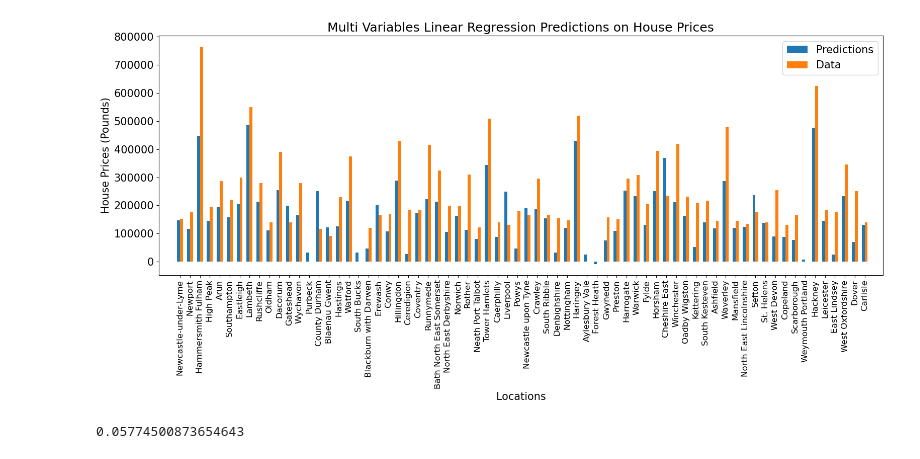
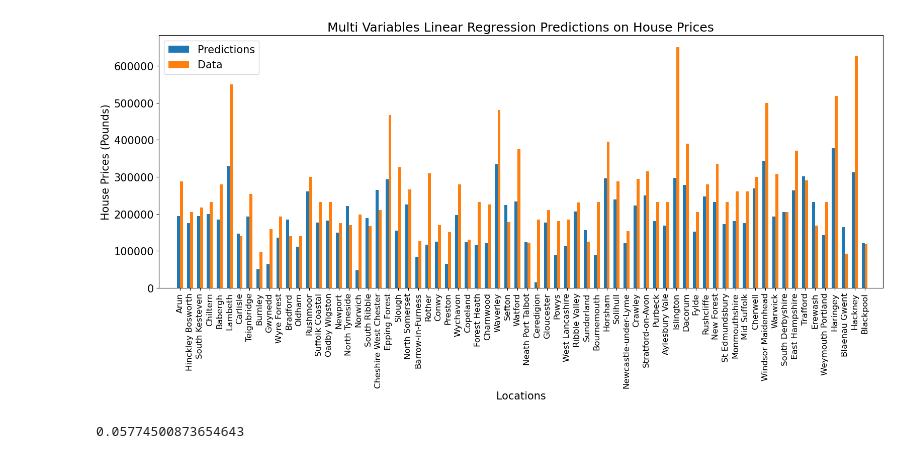
Before and after one commit to SIthodox2286/mdm_3_phace_C, a Jupyter notebook: multi_variable_linear_regression_analysis.ipynb, the cells around one changed output. Cells and saved outputs as stored; diff of their text form; code cells hidden in the pictures.

```diff
--- a/multi_variable_linear_regression_analysis.ipynb
+++ b/multi_variable_linear_regression_analysis.ipynb
@@ -72,7 +137,17 @@ quality_of_life_dataframe = quality_of_life_dataframe.transpose()
 train_X, test_X, train_y, test_y = train_test_split(quality_of_life_dataframe, median_houses_2020, test_size=0.2, random_state=0,)
 # %%
 # normalization
-train_X_norm = MinMaxNormal(train_X)
-test_X_norm = MinMaxNormal(test_X)
-train_y_norm = MinMaxNormal(train_y)
-test_y_norm = MinMaxNormal(test_y)
+pl_training_set_norm = MinMaxNormal(pl_training_set)
+pl_test_set_norm = MinMaxNormal(pl_test_set)
+pl_class_set_norm = MinMaxNormal(pl_class_set)
+test_pl_class_set_norm = MinMaxNormal(test_pl_class_set)
+
+dl_training_set_norm = MinMaxNormal(dl_training_set)
+dl_test_set_norm = MinMaxNormal(dl_test_set)
+dl_class_set_norm = MinMaxNormal(dl_class_set)
+test_dl_class_set_norm = MinMaxNormal(test_dl_class_set)
+
+sl_training_set_norm = MinMaxNormal(sl_training_set)
+sl_test_set_norm = MinMaxNormal(sl_test_set)
+sl_class_set_norm = MinMaxNormal(sl_class_set)
+test_sl_class_set_norm = MinMaxNormal(test_sl_class_set)
@@ -108,6 +154,21 @@ predicted_house_price_denorm = denormal(statsmodel_predictions,test_y)
 # %%
 # predictions and model
-f_predictions,example_model = produce_predictions_linear_regression(train_X_norm, test_X_norm, train_y_norm, test_y_norm)
+pl_predictions,pl_model = produce_predictions_linear_regression(pl_training_set_norm, pl_test_set_norm, pl_class_set_norm, test_pl_class_set_norm)
+dl_predictions,dl_model = produce_predictions_linear_regression(dl_training_set_norm, dl_test_set_norm, dl_class_set_norm, test_dl_class_set_norm)
+sl_predictions,sl_model = produce_predictions_linear_regression(sl_training_set_norm, sl_test_set_norm, sl_class_set_norm, test_sl_class_set_norm)
+# %%
+def denormal(normalized_df,original_df):
+    index_record = original_df.index
+    normalized_df = np.array(normalized_df)
+    original_df = np.array(original_df)
+    min_max_dff = (original_df.max()-original_df.min())
+    column = normalized_df
+    df = normalized_df*min_max_dff
+    df+=original_df.min()
+    df = pd.DataFrame(df)
+    df.columns = ['median_house_prices_2020']
+    df.index = index_record
+    return df
 # %%
 # Return the normalized values to real values
-f_predictions = denormal(f_predictions,test_y)
+pl_full_predictions = denormal(pd.DataFrame(pl_predictions),pd.DataFrame(test_pl_class_set))
@@ -146,33 +291,35 @@ mean_absolute_percentage_error(test_y,f_predictions)
 # %%
+f_predictions = list(pl_full_predictions[pl_full_predictions.columns[0]])
+test_y = list(test_pl_class_set[test_pl_class_set.columns[0]])
 N =len(f_predictions)
 locations = range(1,N+1)
 
 # Position of bars on x-axis
 y_pos = np.arange(N)
 
 # Width of a bar
 width = 0.3
 # Plotting
 plt.rcParams.update({'font.size': 15})
 fig_r2, ax = plt.subplots(figsize=(16,8))
 plt.bar(y_pos, f_predictions , width, label='Predictions')
 plt.bar(y_pos + width, test_y, width, label='Data')
 plt.xlabel('Locations')
 plt.ylabel('House Prices (Pounds)')
 plt.title('Multi Variables Linear Regression Predictions on House Prices')
 
 # xticks()
-plt.xticks(y_pos + width / 2, list(local_authority_names[test_y.index]))
+plt.xticks(y_pos + width / 2, list(local_authority_names[test_pl_class_set.index]))
 plt.setp(ax.get_xticklabels(), fontsize=12, rotation='vertical')
 # Size of the Plot
 plt.xlim([-2,max(y_pos)+2])
 # Finding the best position for legends and putting it
 plt.legend(loc='best')
 plt.tight_layout()
-plt.savefig('full_prediction_plots.png')
+plt.savefig('Figure/mlr_pl_full_prediction_plots.png')
 plt.show()
 # %% [output]
-[figure, old version]
+[figure, new version]
 # %%
 # %% [output]
 0.05774500873654643
```
Also changed, not shown: parts of 20 cells of this notebook, 13 other files.
